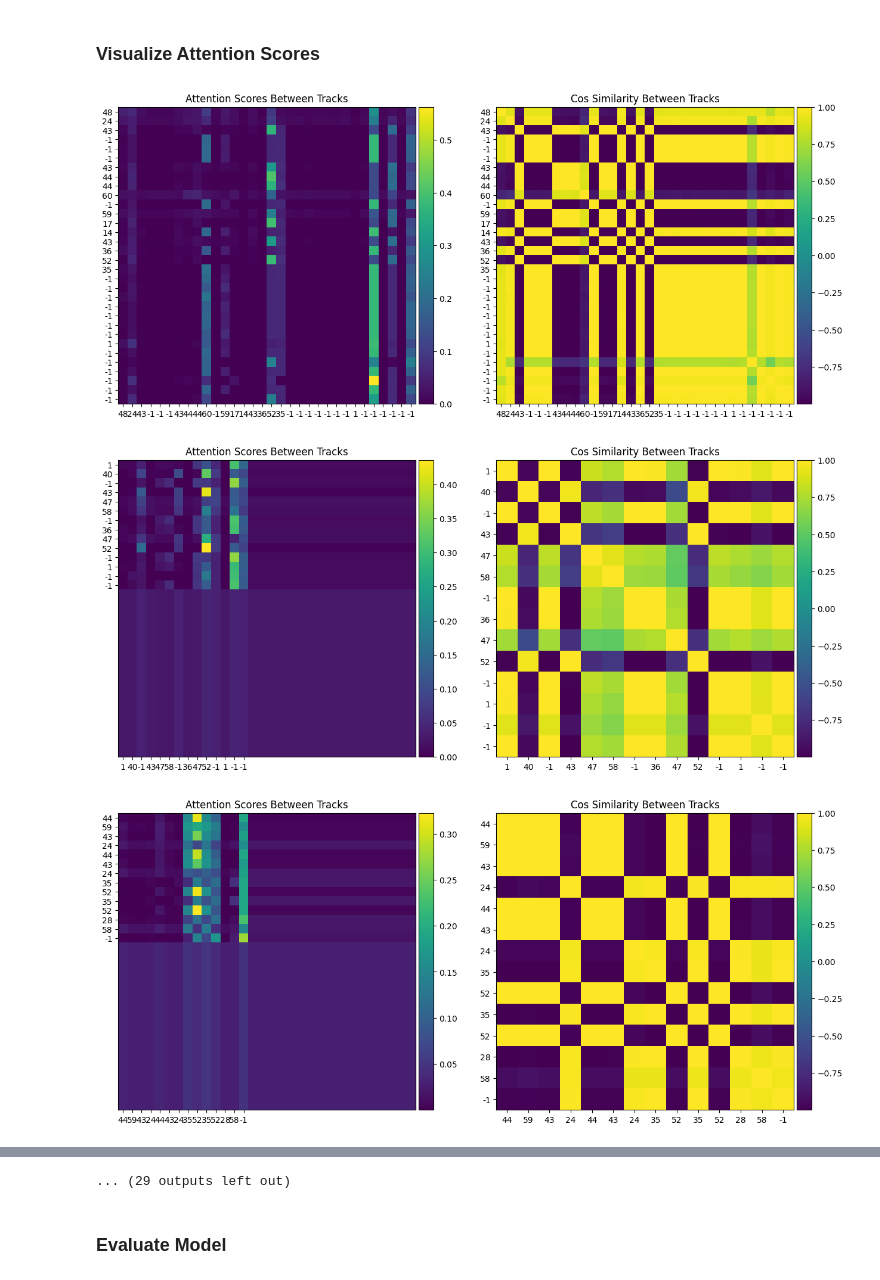
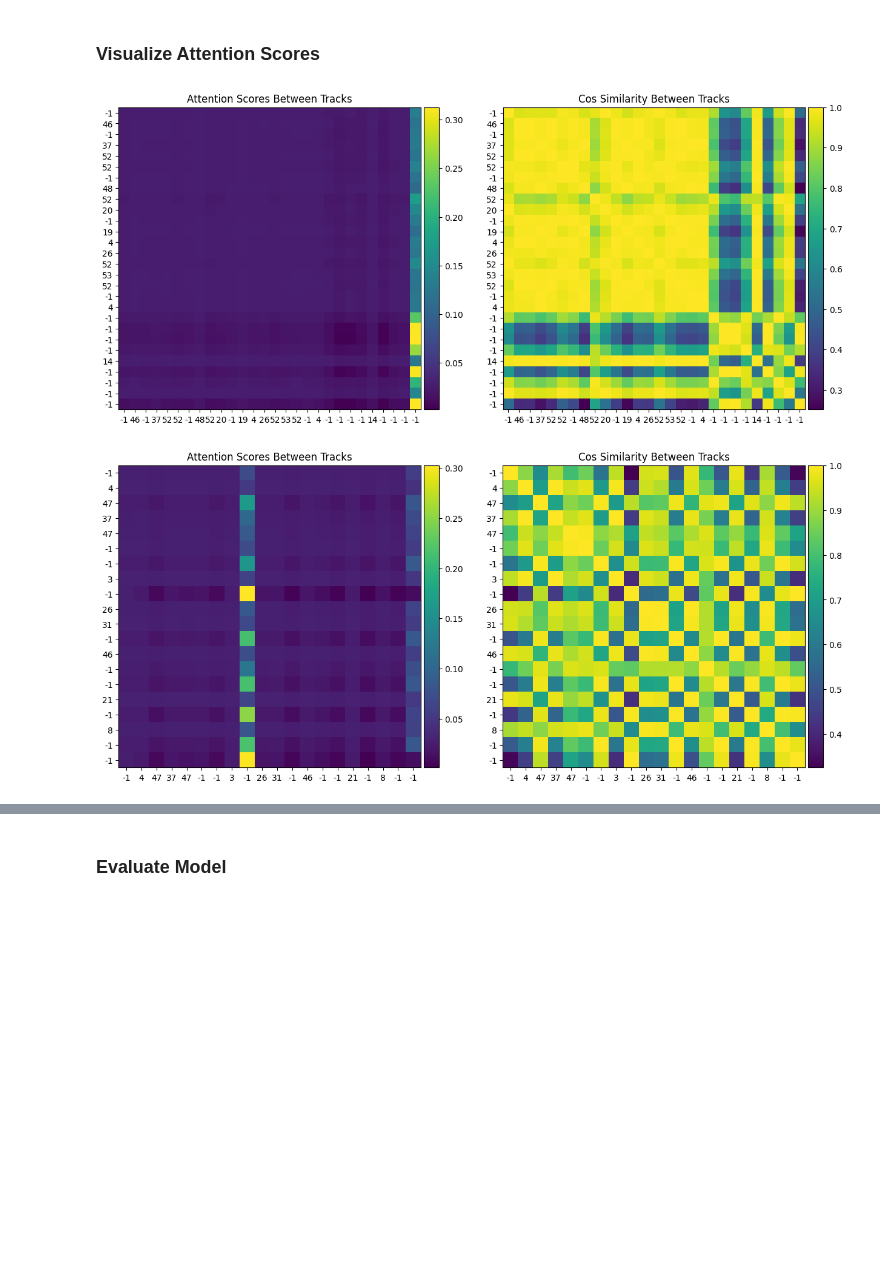
Before and after one commit to LukeV37/Pythia, a Jupyter notebook: Jet_Attention_Model_Event_Level.ipynb, the cells around one changed output, grey strips where cells are left out. Cells and saved outputs as stored; diff of their text form; code cells hidden in the pictures; blank space fills up the shorter version.

```diff
--- a/Jet_Attention_Model_Event_Level.ipynb
+++ b/Jet_Attention_Model_Event_Level.ipynb
@@ -162,7 +162,7 @@ for event in range(num_events):
         #fail_trks = trk_feats[event][jet][not_mask]
 
         jet_f = np.array(jet_feats[event][jet], dtype=np.float32)
-        trk_f = np.array(pass_trks[:,0:-1], dtype=np.float32)
+        trk_f = np.array(pass_trks[:,0:3], dtype=np.float32)
         trk_l = np.array(pass_trks[:,-1], dtype=np.float32)
 
         Jet_List.append(Jet(jet_f,trk_f,trk_l))
@@ -175,7 +175,7 @@ Events_training = Event_Jet_List[0:int(0.6*num_events)]
 Events_validation = Event_Jet_List[int(0.6*num_events):int(0.7*num_events)]
 Events_testing = Event_Jet_List[int(0.7*num_events):]
 
-print()
+print("Processing: ", num_events, " / ", num_events)
 print("Training Events: ", len(Events_training))
 print("Validation Events: ", len(Events_validation))
 print("Testing Events: ", len(Events_testing))
@@ -277,10 +277,10 @@ class Model(nn.Module):
     def __init__(self):
         super(Model, self).__init__()
 
-        self.embed_dim = 256
+        self.embed_dim = 128
         self.num_heads = 16
         self.num_jet_feats = 3
-        self.num_trk_feats = 6
+        self.num_trk_feats = 3
 
         self.jet_initializer = nn.Linear(self.num_jet_feats, self.embed_dim)
         self.trk_initializer = nn.Linear(self.num_trk_feats, self.embed_dim)
@@ -320,6 +320,7 @@ class Model(nn.Module):
 # %%
 model = Model()
 print(model)
-print(model(jet_tensor,trk_tensor))
+output = model(jet_tensor,trk_tensor)
+#print(output)
 # %% [output]
 Model(
@@ -469,9 +464,8 @@ Epoch: 19       Train Loss: 0.195026    Val Loss: 0.180704
 # %% [markdown]
 ### Visualize Attention Scores
 # %%
-plotting_num=1
-for i in range(plotting_num):
-    #event_no, jet_no = hs_idx[i]
+plot_events=1
+for i in range(plot_events):
 
     jets_test, trks_test, test_labels, test_bin_labels = dataloader(Events_testing[i])
 
@@ -482,7 +476,7 @@ for i in range(plotting_num):
     # Calculate tick labels
     num_jets = len(output)
     num_trks = len(Events_testing[i][0].trk_features)
-    for j in range(num_jets):
+    for j in range(2):
         # Define subplots
         fig, (ax1, ax2) = plt.subplots(1, 2, figsize=(15,15))
         tick_labels = []
@@ -492,36 +486,40 @@ for i in range(plotting_num):
             tick_labels.append(int(Events_testing[i][j].trk_labels[trk]))
 
         # Plot attention weights
-        im1 = ax1.imshow(trk_weights[j].detach().cpu().numpy())
+        #im1 = ax1.imshow(trk_weights[j].detach().cpu().numpy())
+        im1 = ax1.imshow(trk_weights[j][0:num_trks,0:num_trks].detach().cpu().numpy())
         ax1.set_xticks(ticks, tick_labels)
         ax1.set_yticks(ticks, tick_labels)
         ax1.set_title("Attention Scores Between Tracks")
         divider = make_axes_locatable(ax1)
         cax = divider.append_axes('right', size='5%', pad=0.05)
         fig.colorbar(im1, cax=cax, orientation='vertical')
 
         # Calculate cos similiarity matrix
         cos_sim_matrix = np.zeros((num_trks,num_trks))
         for u in range(num_trks):
             feats1 = Events_testing[i][j].trk_features[u].numpy()
             A = np.linalg.norm(feats1)
             for v in range(u,num_trks):
                 feats2 = Events_testing[i][j].trk_features[v].numpy()
                 B = np.linalg.norm(feats2)
                 cos_sim_matrix[u,v] = np.dot(feats1,feats2) / (A*B)
                 cos_sim_matrix[v,u] = cos_sim_matrix[u,v]
+                #print(feats1)
+                #print(feats2)
+                #print(np.dot(feats1,feats2) / (A*B))
+            #print()
 
         # Plot cos similiarity matrix
         im2 = ax2.imshow(cos_sim_matrix)
         ax2.set_xticks(ticks, tick_labels)
         ax2.set_yticks(ticks, tick_labels)
         ax2.set_title("Cos Similarity Between Tracks")
         divider = make_axes_locatable(ax2)
         cax = divider.append_axes('right', size='5%', pad=0.05)
         fig.colorbar(im2, cax=cax, orientation='vertical')
 
         plt.show()
 # %% [output]
-[figure, old version]
+[figure, new version]
-[figure, old version]
+[figure, new version]
-[figure, removed]
@@ -537,4 +526,3 @@ for i in range(plotting_num):
-... (29 outputs left out)
 # %% [markdown]
 ### Evaluate Model
 # %%
```
Also changed, not shown: parts of 10 cells of this notebook.
